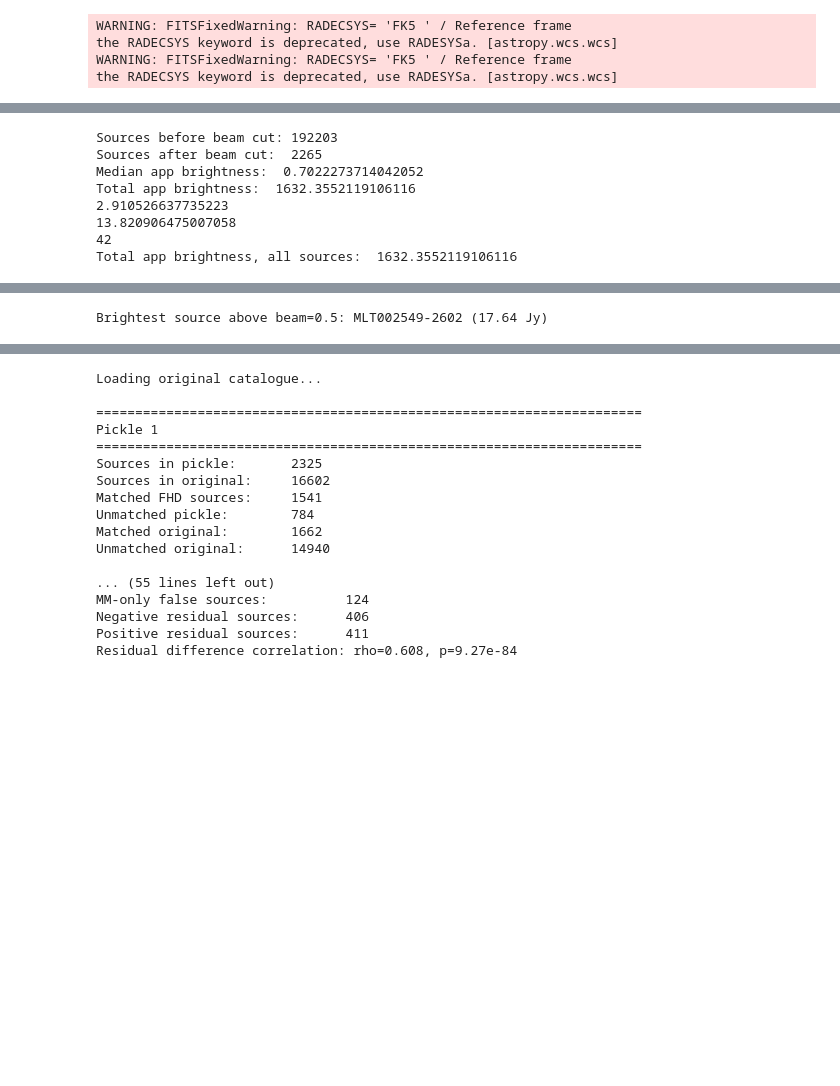
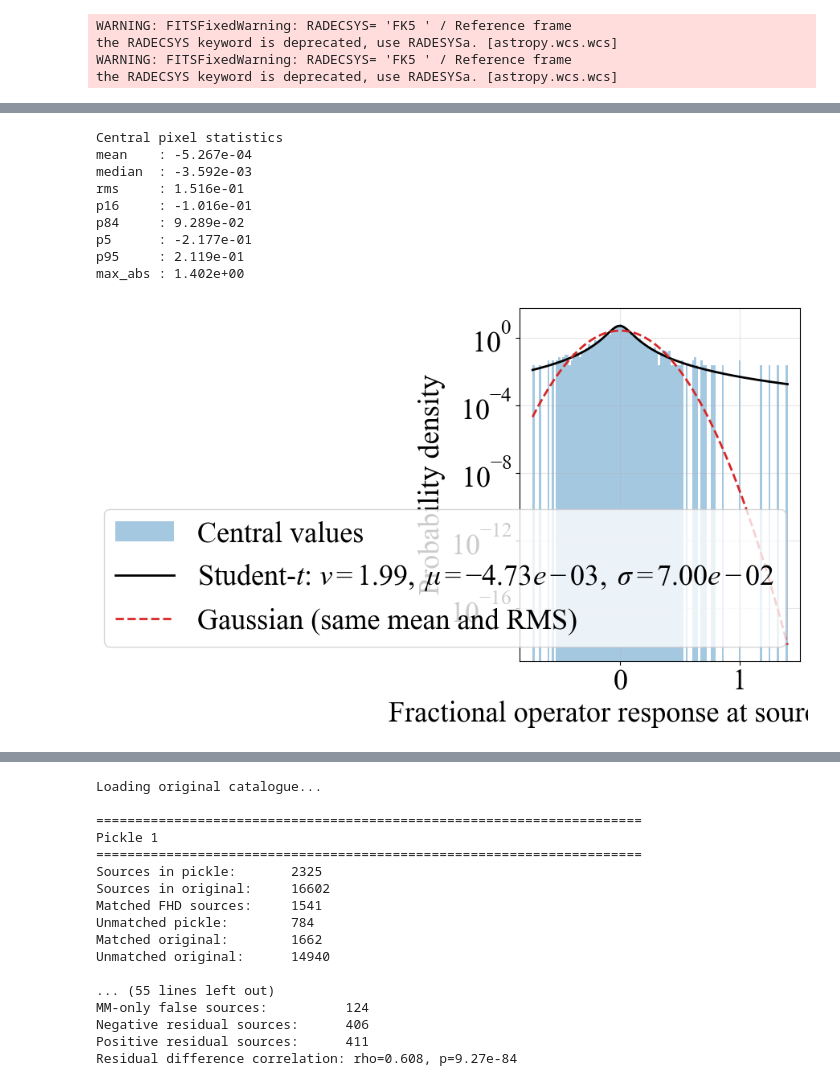
Before and after one commit to nicholebarry/MWA_data_analysis, a Jupyter notebook: notebooks/Math_paper_plots.ipynb, the cells around one changed output, grey strips where cells are left out. Saved outputs shown, nothing was run; the diff lists cells and outputs as text; code cells hidden in the pictures; blank space fills up the shorter version.

```diff
--- a/notebooks/Math_paper_plots.ipynb
+++ b/notebooks/Math_paper_plots.ipynb
@@ -1293,34 +1294,44 @@ def plot_stack(stacks, pixscale_deg, figname=None, fontsize=24,
 # Inputs and source selection
 # ---------------------------------------------------------------------
 
-dirpath = "/Users/nicholebarry/MWA/data/fits_iamges/operatorerror/"
-dir_plt = "/Users/nicholebarry/MWA/data/fits_iamges/w_planes/"
+dirpath = f"{init_dir}/data/operator_paper/w_planes/"
 catalog_file = f"{dirpath}srclist_pumav3_EoR0LoBES_EoR1pietro_CenA-GP_2023-11-07.fits"
 beam_min = 0.5
 beam_bins = np.array([0.01, 0.25, 0.5, 0.6, 0.7, 0.8, 0.9, 1.0])
 
-ra_src, dec_src, flx_src = read_woden_point_sources(catalog_file, 0.1)
+ra_src, dec_src, flx_src, _ = read_woden_point_sources(catalog_file, 0.1, all_types=None)
 
-beam_fits1 = f"{dirpath}1088285600_Beam_YY_image.fits"
-beam_fits2 = f"{dirpath}1094762608_Beam_YY_image.fits"
+beam_fits1 = f"{dirpath}1094762608_Beam_"
+#beam_fits2 = f"{dirpath}1094762608_Beam_YY.fits"
 
-beam_vals1 = beam_values_at_sources(beam_fits1, ra_src, dec_src)
-beam_vals2 = beam_values_at_sources(beam_fits2, ra_src, dec_src)
+# beam_vals1 = beam_values_at_sources(beam_fits1, ra_src, dec_src)
+# beam_vals2 = beam_values_at_sources(beam_fits2, ra_src, dec_src)
 
-def select_beam_sources(beam_vals):
-    """Select sources above the primary-beam threshold."""
-    mask = np.isfinite(beam_vals) & (beam_vals >= beam_min)
-    return ra_src[mask], dec_src[mask], flx_src[mask] * beam_vals[mask], mask
+# def select_beam_sources(beam_vals):
+#     """Select sources above the primary-beam threshold."""
+#     mask = np.isfinite(beam_vals) & (beam_vals >= beam_min)
+#     return ra_src[mask], dec_src[mask], flx_src[mask] * beam_vals[mask], mask
 
-ra1, dec1, app_flx1, mask1 = select_beam_sources(beam_vals1)
-ra2, dec2, app_flx2, mask2 = select_beam_sources(beam_vals2)
+# ra1, dec1, app_flx1, mask1 = select_beam_sources(beam_vals1)
+# ra2, dec2, app_flx2, mask2 = select_beam_sources(beam_vals2)
+
+in_beam, beam_xx, beam_yy = beam_cut(
+    ra_src,
+    dec_src,
+    beam_fits1,
+    beam_min=beam_min
+)
+
+ra1 = ra_src[in_beam]
+dec1 = dec_src[in_beam]
+app_flx1 = flx_src[in_beam]
 
 print(f"Sources before beam cut: {len(ra_src)}")
 print(f"Sources after beam cut:  {len(ra1)}")
 print(f"Median apparent brightness: {np.median(app_flx1)}")
 print(f"Total apparent brightness:  {np.sum(app_flx1)}")
 
-beam_wcs = WCS(fits.getheader(beam_fits2)).celestial
+beam_wcs = WCS(fits.getheader(beam_fits1+'XX.fits')).celestial
 pixscale_deg = np.mean(proj_plane_pixel_scales(beam_wcs))
 
 
@@ -1329,22 +1340,23 @@ pixscale_deg = np.mean(proj_plane_pixel_scales(beam_wcs))
 # ---------------------------------------------------------------------
 
 stack1, info1 = stack_sources_from_catalog_fits(
-    image_fits=f"{dir_plt}1088285600_robust0_Dirty_YY_awproj_bh.beam.diff.fits",
-    ra_deg=ra1, dec_deg=dec1, app_flx=app_flx1, beam_vals=beam_vals1[mask1],
+    image_fits=f"{dirpath}1094762608_robust0_Dirty_I_aw_origw_nobeamw.beam.diff.fits",
+    ra_deg=ra1, dec_deg=dec1, app_flx=app_flx1, beam_vals=(beam_xx[in_beam]+beam_yy[in_beam])/2,
     stamp_radius_pix=4, core_mask_pix=0, method="median",
     central_radius_pix=0,
 )
 
-stack2, info2 = stack_sources_from_catalog_fits(
-    image_fits=f"{dir_plt}1094762608_robust0_Dirty_YY_awproj_bh.beam.diff.fits",
-    ra_deg=ra2, dec_deg=dec2, app_flx=app_flx2, beam_vals=beam_vals2[mask2],
-    stamp_radius_pix=4, core_mask_pix=0, method="median",
-    central_radius_pix=0,
-)
+# stack2, info2 = stack_sources_from_catalog_fits(
+#     image_fits=f"{dirpath}1094762608_robust0_Dirty_YY_awproj_bh.beam.diff.fits",
+#     ra_deg=ra2, dec_deg=dec2, app_flx=app_flx2, beam_vals=beam_vals2[mask2],
+#     stamp_radius_pix=4, core_mask_pix=0, method="median",
+#     central_radius_pix=0,
+# )
 
+#AW minus No AW
 plot_stack(
-    [stack1, stack2], pixscale_deg=pixscale_deg,
-    figname=f"{dir_plt}1088285600_robust0_VS_1094762608_robust0_operror_stack.pdf",
+    [stack1], pixscale_deg=pixscale_deg,
+    figname=f"{dirpath}1094762608_robust0_diff_stack.pdf",
     linthresh=1e-2, fontsize=26, vmax=1e1,
     title="Stacked operator response around sources",
     cmap=cb_spec, savefig=True,
@@ -1355,7 +1367,7 @@ plot_stack(
 # Statistics
 # ---------------------------------------------------------------------
 
-for stack_info in (info1, info2):
+for stack_info in (info1,):
     cvals = np.asarray([values[0] for values in stack_info["central_values"]])
     beam_used = stack_info["beam_vals_used"]
 
@@ -1397,8 +1408,10 @@ the RADECSYS keyword is deprecated, use RADESYSa. [astropy.wcs.wcs]
-Sources before beam cut: 192203
-Sources after beam cut:  2265
-Median app brightness:  0.7022273714042052
-Total app brightness:  1632.3552119106116
-2.910526637735223
-13.820906475007058
-42
-Total app brightness, all sources:  1632.3552119106116
+Central pixel statistics
+mean    : -5.267e-04
+median  : -3.592e-03
+rms     : 1.516e-01
+p16     : -1.016e-01
+p84     : 9.289e-02
+p5      : -2.177e-01
+p95     : 2.119e-01
+max_abs : 1.402e+00
+[figure, added]
@@ -1409 +1422,0 @@ the RADECSYS keyword is deprecated, use RADESYSa. [astropy.wcs.wcs]
-Brightest source above beam=0.5: MLT002549-2602 (17.64 Jy)
```
Also changed, not shown: parts of 2 cells of this notebook.
